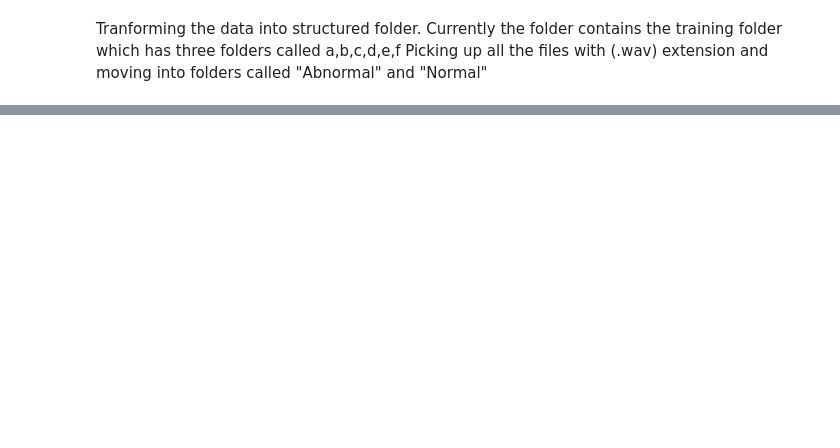
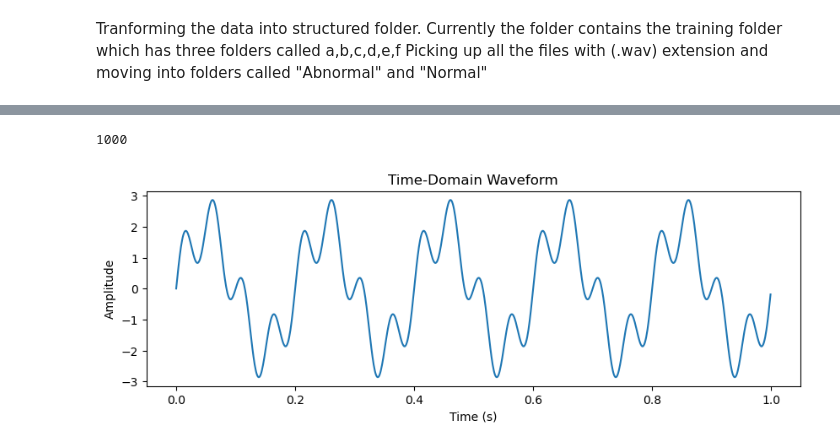
Before and after one commit to sania8/ProgrammingAndMathsforAI, a Jupyter notebook: EDA-Physionet-HeartBeatSounds.ipynb, the cells around one changed output, grey strips where cells are left out. Saved outputs shown, nothing was run; the diff lists cells and outputs as text; code cells hidden in the pictures; blank space fills up the shorter version.

```diff
--- a/EDA-Physionet-HeartBeatSounds.ipynb
+++ b/EDA-Physionet-HeartBeatSounds.ipynb
@@ -65,0 +218,22 @@ print("\nDone moving all files!")
+# %%
+import numpy as np
+import matplotlib.pyplot as plt
+
+# Sampling parameters
+fs = 1000  # Sample rate (Hz)
+t = np.arange(0, 1, 1/fs)  # 1 second of samples
+# Create a signal: sum of two sine waves
+f1 = 5    # 5 Hz
+f2 = 20   # 20 Hz
+signal = 2*np.sin(2*np.pi*f1*t) + 1*np.sin(2*np.pi*f2*t)
+
+# Plot the waveform
+plt.figure(figsize=(10, 3))
+plt.plot(t, signal)
+plt.title("Time-Domain Waveform")
+plt.xlabel("Time (s)")
+plt.ylabel("Amplitude")
+plt.show()
+# %% [output]
+1000
+[figure, added]
```
Also changed, not shown: parts of 45 cells of this notebook.
